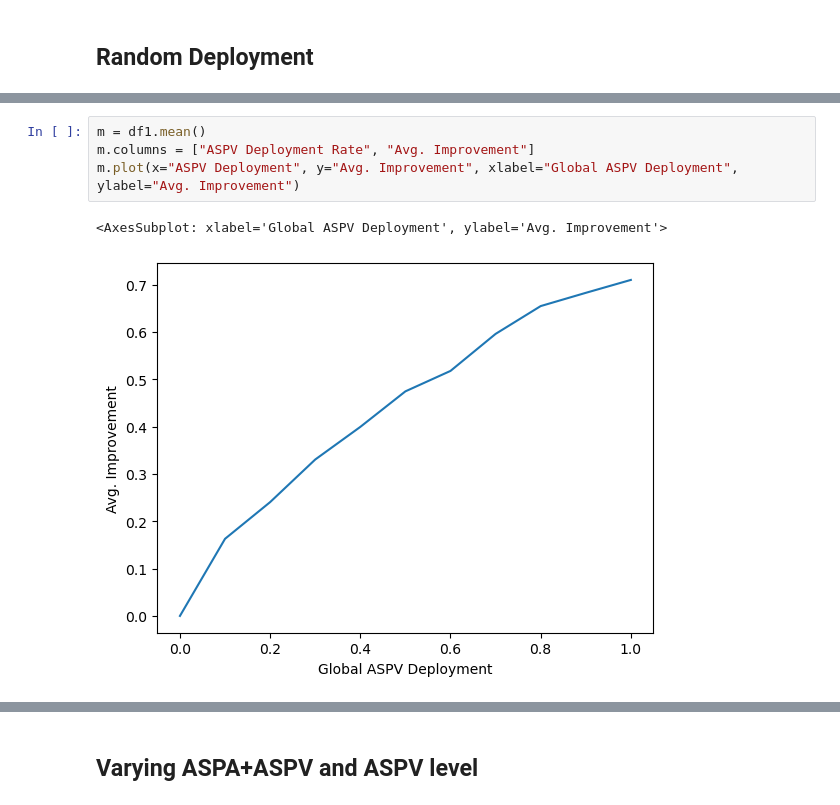
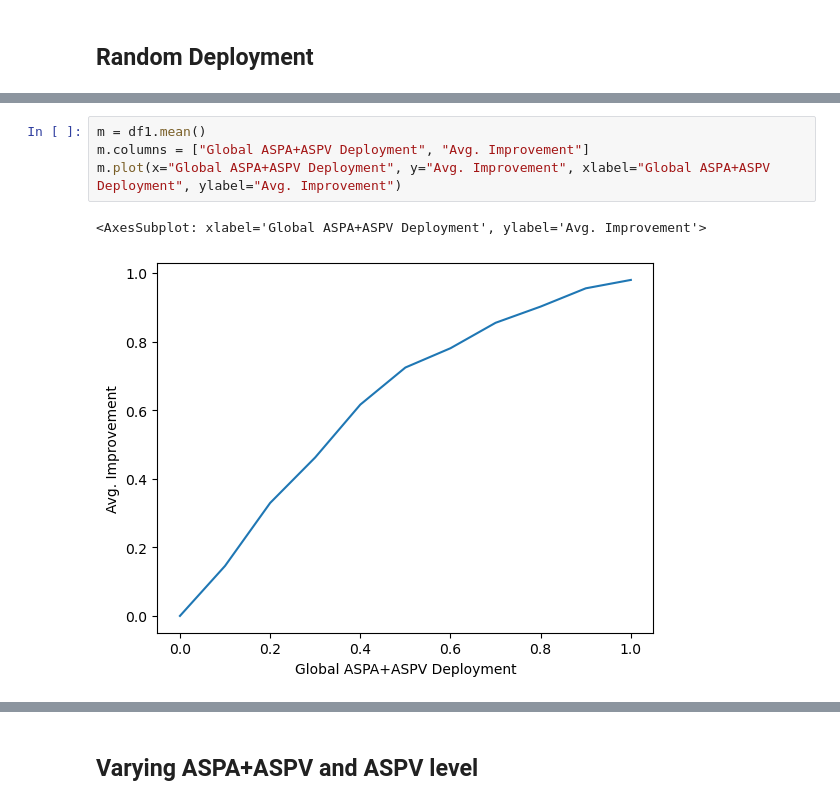
Before and after one commit to TianWong/LOTUS, a Jupyter notebook: controller_workbook.ipynb, the cells around one changed output, grey strips where cells are left out. Saved outputs shown, nothing was run; the diff lists cells and outputs as text.

```diff
--- a/controller_workbook.ipynb
+++ b/controller_workbook.ipynb
@@ -133,11 +130,11 @@ max      1.000000    1.000000    1.000000    1.000000    1.000000
 100 rows × 11 columns
 # %%
 m = df1.mean()
-m.columns = ["ASPV Deployment Rate", "Avg. Improvement"]
-m.plot(x="ASPV Deployment", y="Avg. Improvement", xlabel="Global ASPV Deployment", ylabel="Avg. Improvement")
+m.columns = ["Global ASPA+ASPV Deployment", "Avg. Improvement"]
+m.plot(x="Global ASPA+ASPV Deployment", y="Avg. Improvement", xlabel="Global ASPA+ASPV Deployment", ylabel="Avg. Improvement")
 # %% [output]
-<AxesSubplot: xlabel='Global ASPV Deployment', ylabel='Avg. Improvement'>
+<AxesSubplot: xlabel='Global ASPA+ASPV Deployment', ylabel='Avg. Improvement'>
-[figure, old version]
+[figure, new version]
 # %%
 all_asns = controller.export_interpreter(BASE_SCENARIO, BASE_SCENARIO+".pickle")
 df2 = controller.main(BASE_SCENARIO+".pickle", all_asns, "protect_random", verbose=False, iterations=100, usr_seed=seed, aspv_level=2)
```
Also changed, not shown: parts of 13 cells of this notebook, 9 other files.
